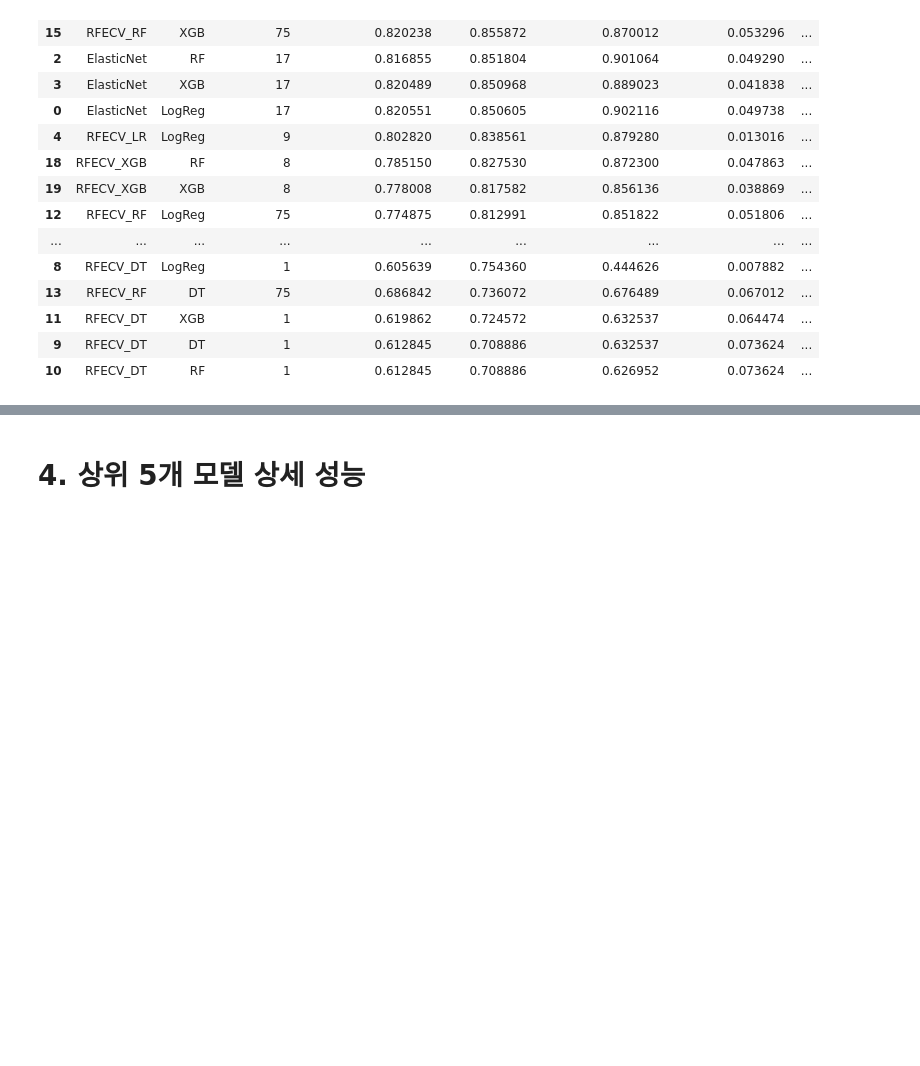
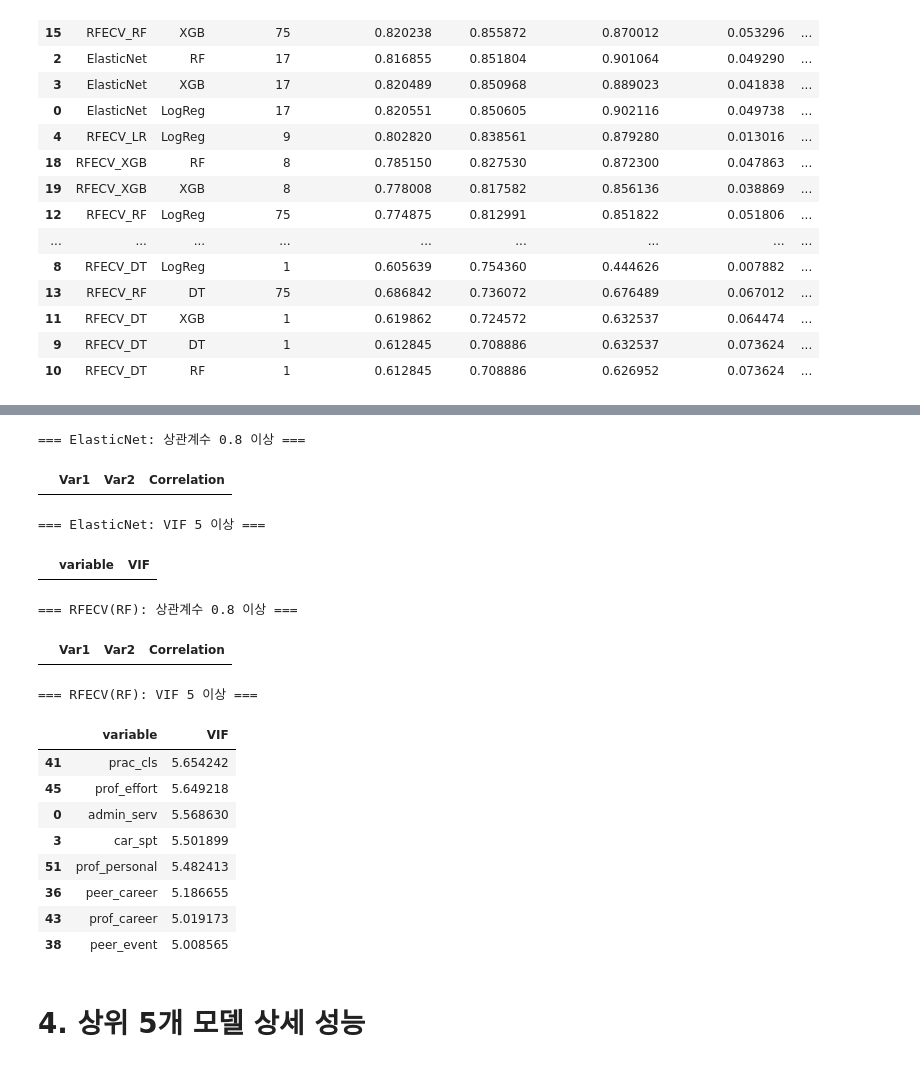
Before and after one commit to hyejinppp/college_life_satisfaction, a Jupyter notebook: sat.ipynb, the cells around one changed output, grey strips where cells are left out. Saved outputs shown, nothing was run; the diff lists cells and outputs as text; code cells hidden in the pictures; blank space fills up the shorter version.

```diff
--- a/sat.ipynb
+++ b/sat.ipynb
@@ -582,3 +764,64 @@ display(results_final_df.sort_values(by="CV_f1_mean", ascending=False))
+# %%
+# -------------------------------
+# 0.8 이상 상관계수 추출 함수
+# -------------------------------
+def high_corr_pairs(df, threshold=0.8):
+    corr_matrix = df.corr().abs()
+    # upper triangle만 사용
+    upper = corr_matrix.where(np.triu(np.ones(corr_matrix.shape), k=1).astype(bool))
+    high_corr = [(col1, col2, upper.loc[col1, col2])
+                 for col1 in upper.columns
+                 for col2 in upper.columns
+                 if pd.notnull(upper.loc[col1, col2]) and upper.loc[col1, col2] >= threshold]
+    return pd.DataFrame(high_corr, columns=["Var1", "Var2", "Correlation"]).sort_values("Correlation", ascending=False)
+
+# -------------------------------
+# VIF 5 이상 변수 추출
+# -------------------------------
+def high_vif(df, threshold=5):
+    vif_df = compute_vif(df)
+    return vif_df[vif_df["VIF"] >= threshold].sort_values("VIF", ascending=False)
+
+# -------------------------------
+# ElasticNet
+# -------------------------------
+enet_high_corr = high_corr_pairs(X_train[enet_vars], 0.8)
+enet_high_vif = high_vif(X_train[enet_vars], 5)
+
+print("=== ElasticNet: 상관계수 0.8 이상 ===")
+display(enet_high_corr)
+
+print("=== ElasticNet: VIF 5 이상 ===")
+display(enet_high_vif)
+
+# -------------------------------
+# RFECV(Random Forest)
+# -------------------------------
+rf_high_corr = high_corr_pairs(X_train[rf_vars], 0.8)
+rf_high_vif = high_vif(X_train[rf_vars], 5)
+
+print("=== RFECV(RF): 상관계수 0.8 이상 ===")
+display(rf_high_corr)
+
+print("=== RFECV(RF): VIF 5 이상 ===")
+display(rf_high_vif)
+# %% [output]
+=== ElasticNet: 상관계수 0.8 이상 ===
+|  | Var1 | Var2 | Correlation |
+=== ElasticNet: VIF 5 이상 ===
+|  | variable | VIF |
+=== RFECV(RF): 상관계수 0.8 이상 ===
+|  | Var1 | Var2 | Correlation |
+=== RFECV(RF): VIF 5 이상 ===
+|  | variable | VIF |
+| 41 | prac_cls | 5.654242 |
+| 45 | prof_effort | 5.649218 |
+| 0 | admin_serv | 5.568630 |
+| 3 | car_spt | 5.501899 |
+| 51 | prof_personal | 5.482413 |
+| 36 | peer_career | 5.186655 |
+| 43 | prof_career | 5.019173 |
+| 38 | peer_event | 5.008565 |
 # %% [markdown]
 # 4. 상위 5개 모델 상세 성능
 # %%
```
Also changed, not shown: parts of 3 cells of this notebook.
